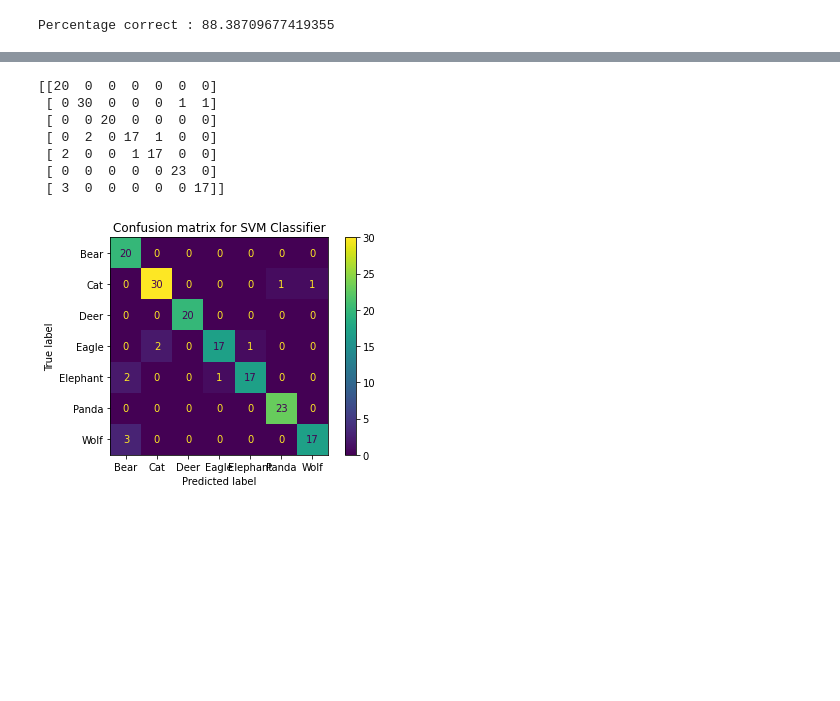
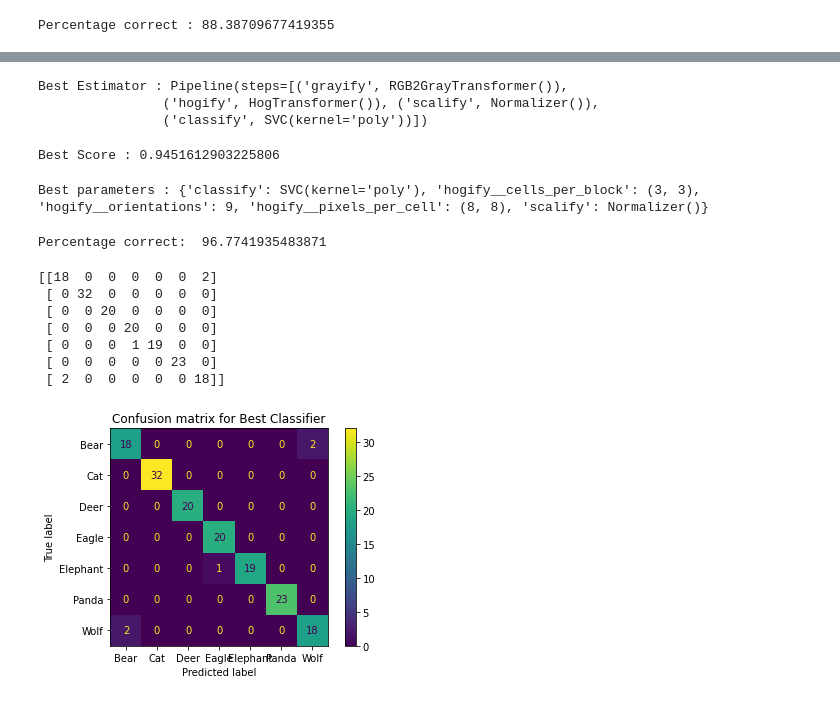
Before and after one commit to eltarr-kawther/classification-images, a Jupyter notebook: Face Detection.ipynb, the cells around one changed output, grey strips where cells are left out. Drawn from its saved outputs; the diff is of its cells as text; code cells hidden in the pictures; blank space fills up the shorter version.

```diff
--- a/Face Detection.ipynb
+++ b/Face Detection.ipynb
@@ -332,7 +304,7 @@ HOG_pipeline = Pipeline([
     ('grayify', RGB2GrayTransformer()),
     ('hogify', HogTransformer(pixels_per_cell=(14, 14), cells_per_block=(2, 2), orientations=9, block_norm='L2-Hys')),
     ('scalify', StandardScaler()),
-    ('classify', SGDClassifier(random_state=42, max_iter=1000, tol=1e-3))
+    ('classify', svm.SVC(kernel='linear'))
 ])
 
 clf = HOG_pipeline.fit(X_train, y_train)
@@ -346,22 +320,31 @@ param_grid = [
     {
         'hogify__orientations': [8, 9],
         'hogify__cells_per_block': [(2, 2), (3, 3)],
-        'hogify__pixels_per_cell': [(8, 8), (10, 10), (12, 12)]
-    },
-    {
-        'hogify__orientations': [8],
-         'hogify__cells_per_block': [(3, 3)],
-         'hogify__pixels_per_cell': [(8, 8)],
-         'classify': [
-             SGDClassifier(random_state=42, max_iter=1000, tol=1e-3),
-             svm.SVC(kernel='linear')
-         ]
+        'hogify__pixels_per_cell': [(8, 8), (10, 10), (12, 12)],
+        'scalify': [
+            StandardScaler(),
+            Normalizer(),
+            MinMaxScaler(),
+            #RobustScaler(),
+            #MaxAbsScaler()
+        ],
+        'classify': [
+            SGDClassifier(max_iter=1000, tol=1e-3),
+            #svm.SVC(kernel='linear'),
+            svm.SVC(kernel='poly'),
+            #svm.SVC(kernel='sigmoid'),
+            #svm.SVC(kernel='precomputed'),
+            #svm.SVC(),
+            GaussianNB(),
+            #MultinomialNB(),
+            #BernoulliNB()
+        ]
     }
 ]
 # %%
 grid_search = GridSearchCV(HOG_pipeline,
                            param_grid,
-                           cv=3,
+                           cv=5,
                            n_jobs=-1,
                            scoring='accuracy',
                            verbose=1,
@@ -411,14 +366,33 @@ print(cmx_svm)
-# %%
-disp = plot_confusion_matrix(grid_res.best_estimator_, X_test, y_test)
-print(disp.confusion_matrix)
-plt.title('Confusion matrix for SVM Classifier')
-plt.show()
-# %% [output]
-[[20  0  0  0  0  0  0]
- [ 0 30  0  0  0  1  1]
- [ 0  0 20  0  0  0  0]
- [ 0  2  0 17  1  0  0]
- [ 2  0  0  1 17  0  0]
- [ 0  0  0  0  0 23  0]
- [ 3  0  0  0  0  0 17]]
-[figure, removed]
+# %%
+print('Best Estimator :',grid_res.best_estimator_)
+# %% [output]
+Best Estimator : Pipeline(steps=[('grayify', RGB2GrayTransformer()),
+                ('hogify', HogTransformer()), ('scalify', Normalizer()),
+                ('classify', SVC(kernel='poly'))])
+# %%
+print('Best Score :', grid_res.best_score_)
+# %% [output]
+Best Score : 0.9451612903225806
+# %%
+print('Best parameters :',grid_res.best_params_)
+# %% [output]
+Best parameters : {'classify': SVC(kernel='poly'), 'hogify__cells_per_block': (3, 3), 'hogify__orientations': 9, 'hogify__pixels_per_cell': (8, 8), 'scalify': Normalizer()}
+# %%
+best_pred = grid_res.predict(X_test)
+print('Percentage correct: ', 100*np.sum(best_pred == y_test)/len(y_test))
+# %% [output]
+Percentage correct:  96.7741935483871
+# %%
+disp = plot_confusion_matrix(grid_res.best_estimator_, X_test, y_test)
+print(disp.confusion_matrix)
+plt.title('Confusion matrix for Best Classifier')
+plt.show()
+# %% [output]
+[[18  0  0  0  0  0  2]
+ [ 0 32  0  0  0  0  0]
+ [ 0  0 20  0  0  0  0]
+ [ 0  0  0 20  0  0  0]
+ [ 0  0  0  1 19  0  0]
+ [ 0  0  0  0  0 23  0]
+ [ 2  0  0  0  0  0 18]]
+[figure, added]
```
Also changed, not shown: parts of 29 cells of this notebook, 4 other files.
